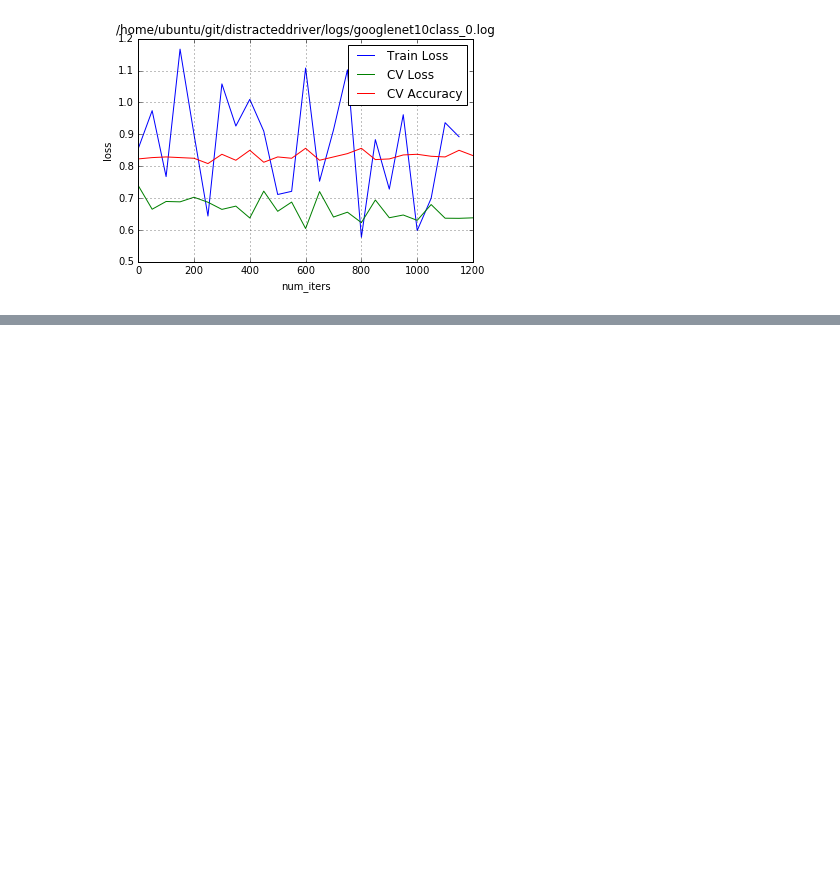
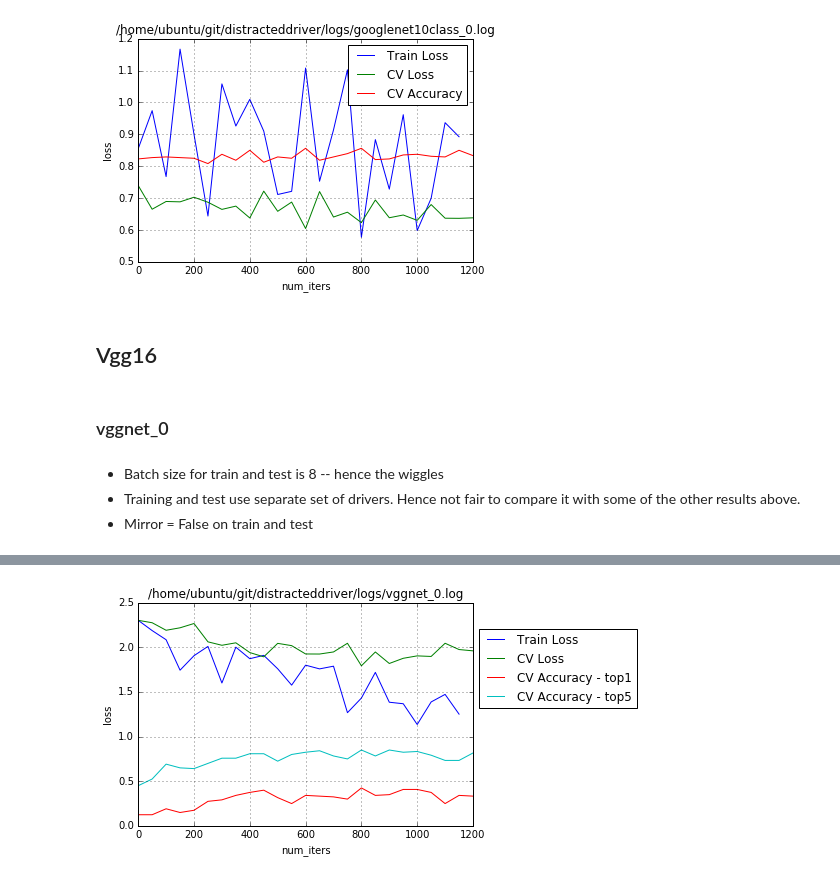
Before and after one commit to sshman/distracteddriver, a Jupyter notebook: nbooks/report.ipynb, the cells around one changed output, grey strips where cells are left out. Drawn from its saved outputs; the diff is of its cells as text; code cells hidden in the pictures; blank space fills up the shorter version.

Commit message:
added vggnet

```diff
--- a/nbooks/report.ipynb
+++ b/nbooks/report.ipynb
@@ -73,6 +73,29 @@ def plot_log_googlenet(log_file, title=None):
     plt.xlabel('num_iters')
     plt.ylabel('loss')
     plt.show()
+# %%
+def plot_log_vggnet(log_file, title=None):
+    train_log_file = log_file + '.train'
+    test_log_file = log_file + '.test'
+    df_train = pd.read_table(train_log_file, sep = ',')
+    df_test = pd.read_table(test_log_file, sep = ',')
+
+    #print df_train.head()
+    #print df_test.head()
+    print 'Total Time:', df_train.Seconds.iloc[-1], 'seconds'
+    print 'CV loss:', df_test['loss/loss'].iloc[-1], 'CV accuracy:', df_test['accuracy@1'].iloc[-1]
+
+    plt.figure()
+    plt.plot(df_train['NumIters'],df_train['loss/loss'] , label = 'Train Loss')
+    plt.plot(df_test['NumIters'],df_test['loss/loss'] , label = 'CV Loss')
+    plt.plot(df_test['NumIters'],df_test['accuracy@1'] , label = 'CV Accuracy - top1')
+    plt.plot(df_test['NumIters'],df_test['accuracy@5'] , label = 'CV Accuracy - top5')
+    plt.grid()
+    plt.legend(loc=3, bbox_to_anchor=(1, 0.5))
+    plt.title(log_file)
+    plt.xlabel('num_iters')
+    plt.ylabel('loss')
+    plt.show()
 # %% [markdown]
 ## Caffenet
 # %% [markdown]
@@ -151,3 +174,14 @@ plot_log_googlenet('/home/ubuntu/git/distracteddriver/logs/googlenet10class_0.lo
 Total Time: 435.261395 seconds
 CV loss: 0.638198 CV accuracy: 0.833333
 [figure]
+# %% [markdown]
+## Vgg16
+# %% [markdown]
+### vggnet_0
+# %% [markdown]
+* Batch size for train and test is 8 -- hence the wiggles
+* Training and test use separate set of drivers. Hence not fair to compare it with some of the other results above.
+* Mirror = False on train and test
+# %%
+plot_log_vggnet('/home/ubuntu/git/distracteddriver/logs/vggnet_0.log')
+# %% [output]
@@ -153,0 +190 @@ CV loss: 0.638198 CV accuracy: 0.833333
+[figure, added]
```
Also changed, not shown: parts of 1 cell of this notebook.
